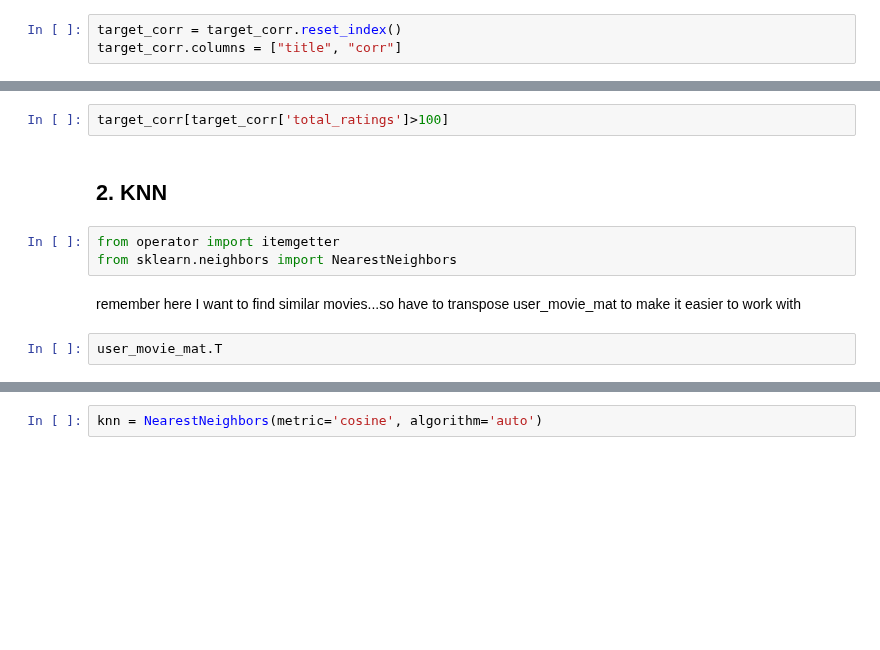
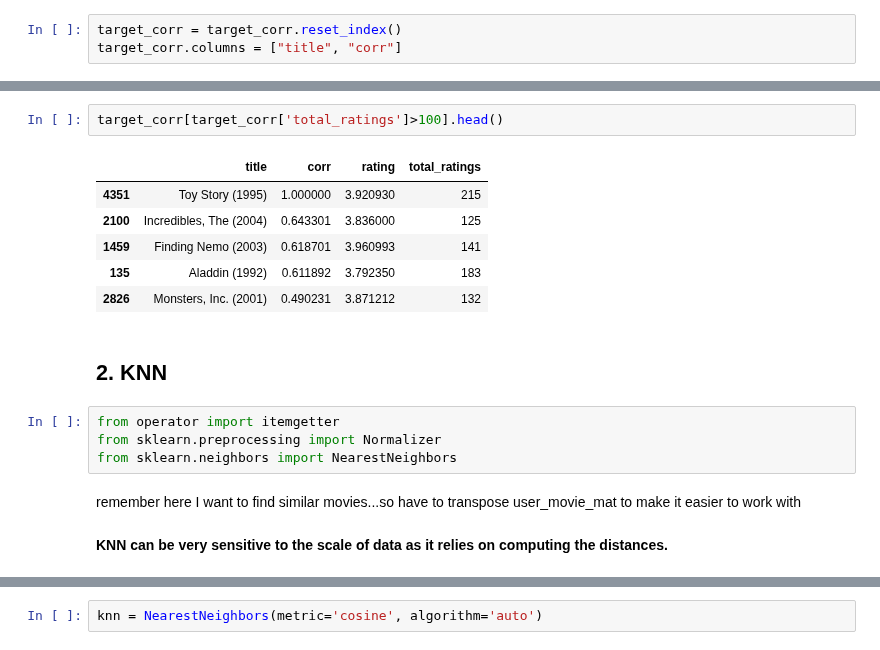
Before and after one commit to Amirosimani/Machine_Learning_Pratt, a Jupyter notebook: labs/lab_rec_engines.ipynb, the cells around one changed output, grey strips where cells are left out. Cells and saved outputs as stored; diff of their text form; blank space fills up the shorter version.

Commit message:
rec knn, corr

```diff
--- a/labs/lab_rec_engines.ipynb
+++ b/labs/lab_rec_engines.ipynb
@@ -153,11 +238,19 @@ target_corr.head()
 # %%
-target_corr[target_corr['total_ratings']>100]
+target_corr[target_corr['total_ratings']>100].head()
+# %% [output]
+|  | title | corr | rating | total_ratings |
+| 4351 | Toy Story (1995) | 1.000000 | 3.920930 | 215 |
+| 2100 | Incredibles, The (2004) | 0.643301 | 3.836000 | 125 |
+| 1459 | Finding Nemo (2003) | 0.618701 | 3.960993 | 141 |
+| 135 | Aladdin (1992) | 0.611892 | 3.792350 | 183 |
+| 2826 | Monsters, Inc. (2001) | 0.490231 | 3.871212 | 132 |
 # %% [markdown]
 ## 2. KNN
 # %%
 from operator import itemgetter
+from sklearn.preprocessing import Normalizer
 from sklearn.neighbors import NearestNeighbors
 # %% [markdown]
 remember here I want to find similar movies...so have to transpose user_movie_mat to make it easier to work with
-# %%
-user_movie_mat.T
+# %% [markdown]
+**KNN can be very sensitive to the scale of data as it relies on computing the distances.**
```
Also changed, not shown: parts of 32 cells of this notebook.
